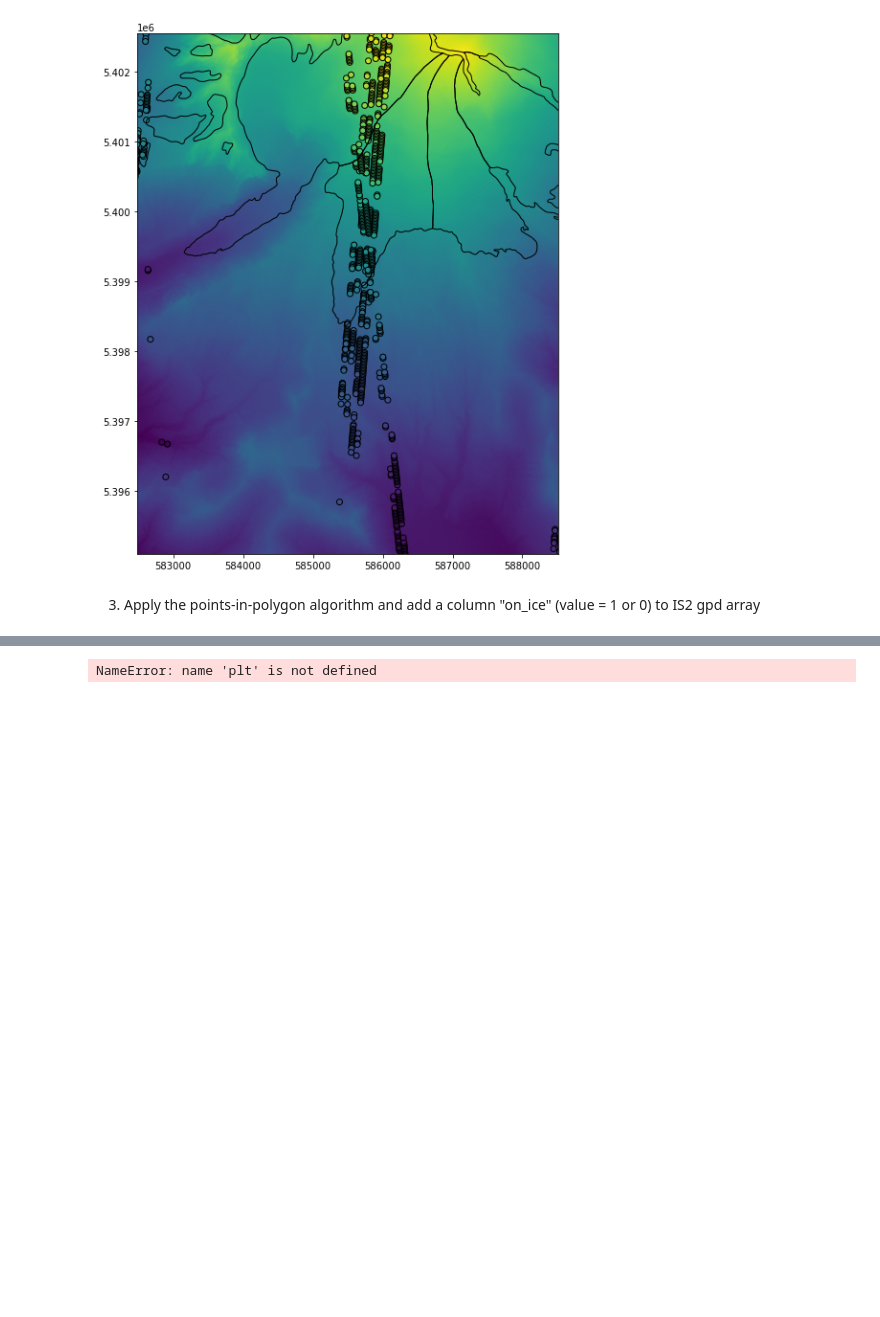
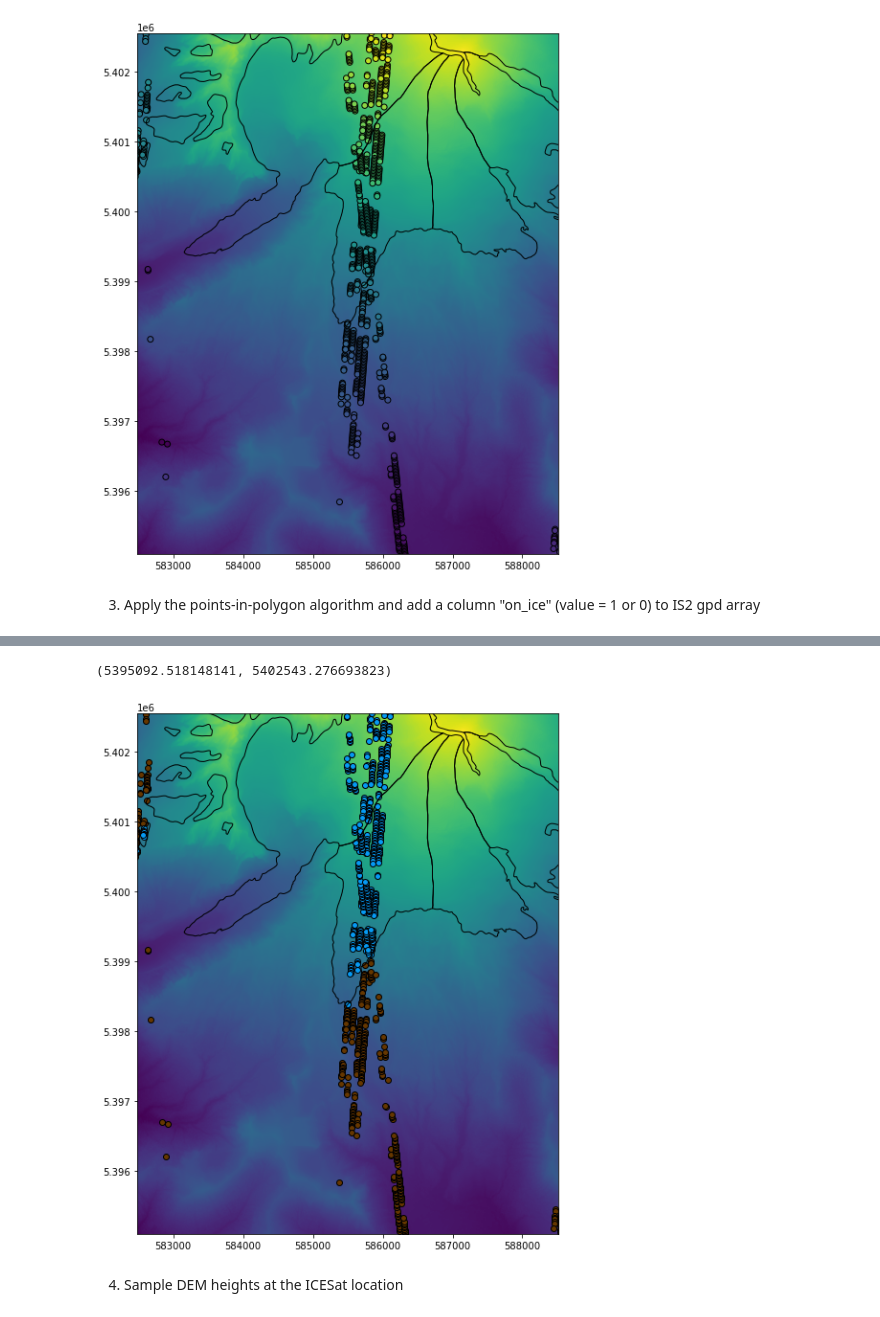
Before and after one commit to ICESAT-2HackWeek/Assimilation, a Jupyter notebook: contributors/whyjz/clip.ipynb, the cells around one changed output, grey strips where cells are left out. Drawn from its saved outputs; the diff is of its cells as text; code cells hidden in the pictures; blank space fills up the shorter version.

```diff
--- a/contributors/whyjz/clip.ipynb
+++ b/contributors/whyjz/clip.ipynb
@@ -81,3 +67,5 @@ array([[ 585820.03377985, 5402470.98725092],
 # %%
-idx = atl06lib.points_in_polygon(is2_gpd[['x', 'y']].to_numpy(), glims_path)
+# idx = atl06lib.points_in_polygon(is2_gpd[['x', 'y']].to_numpy(), glims_path)
+idx = atl06lib.points_in_polygon(is2_gpd, glims_path)
 is2_gpd['on_ice'] = idx
+print(is2_gpd)
@@ -84,11 +90,13 @@ is2_gpd['on_ice'] = idx
 # %%
-# is2_gpd[is2_gpd['on_ice'] == True]
-
 fig,ax = plt.subplots(1,figsize=(10,10))
 dem.show(ax=ax)
-is2_gpd[is2_gpd['on_ice'] == True].plot(ax=ax, column='h_li', edgecolor='black')
+is2_gpd[is2_gpd['on_ice'] == False].plot(ax=ax, facecolor='xkcd:brown', edgecolor='black')
+is2_gpd[is2_gpd['on_ice'] == True].plot(ax=ax, facecolor='xkcd:azure', edgecolor='black')
 shapefile.plot(ax=ax, facecolor="none", edgecolor='black')
 ax.set_xlim([dem.x.min(), dem.x.max()])
 ax.set_ylim([dem.y.min(), dem.y.max()])
 # %% [output]
-NameError: name 'plt' is not defined
+(5395092.518148141, 5402543.276693823)
+[figure, added]
+# %% [markdown]
+4. Sample DEM heights at the ICESat location
```
Also changed, not shown: parts of 9 cells of this notebook, 2 other files.
